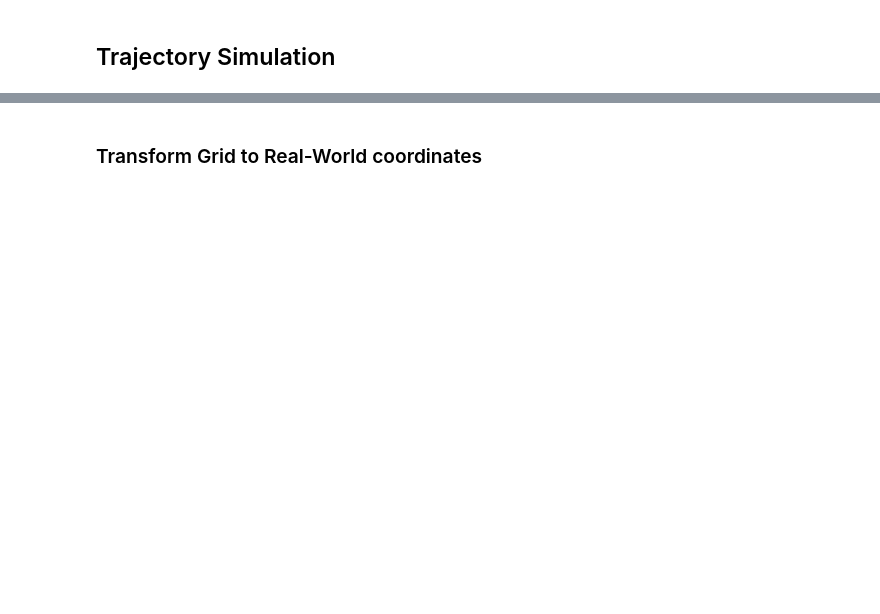
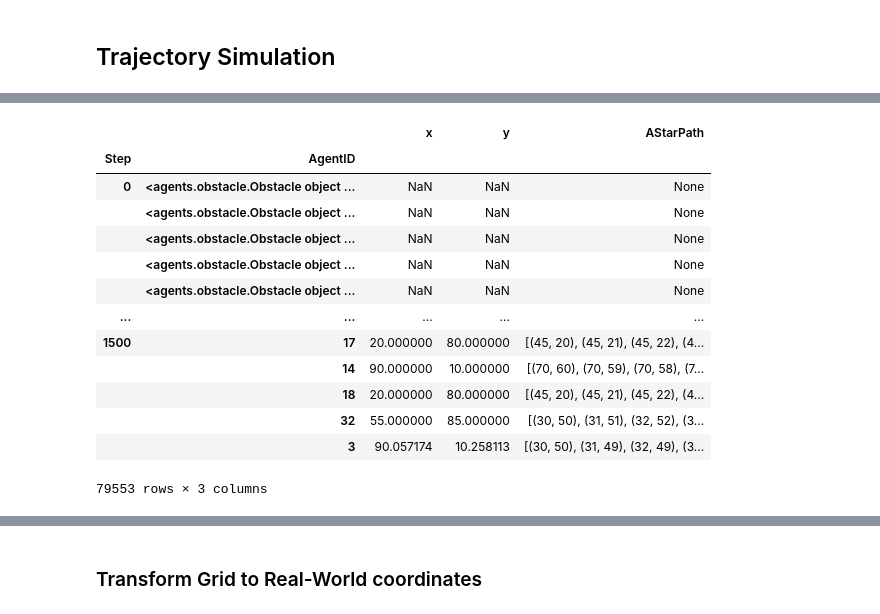
Before and after one commit to movingpandas/synth-data-generator, a Jupyter notebook: ships_hybrid_algorithm/ships.ipynb, the cells around one changed output, grey strips where cells are left out. Drawn from its saved outputs; the diff is of its cells as text; code cells hidden in the pictures; blank space fills up the shorter version.

```diff
--- a/ships_hybrid_algorithm/ships.ipynb
+++ b/ships_hybrid_algorithm/ships.ipynb
@@ -95,3 +95,20 @@ Steps 1450 - 1499...
+# %%
+model.datacollector.get_agent_vars_dataframe()
+# %% [output]
+|  |  | x | y | AStarPath |
+| Step | AgentID |  |  |  |
+| 0 | <agents.obstacle.Obstacle object ... | NaN | NaN | None |
+|  | <agents.obstacle.Obstacle object ... | NaN | NaN | None |
+|  | <agents.obstacle.Obstacle object ... | NaN | NaN | None |
+|  | <agents.obstacle.Obstacle object ... | NaN | NaN | None |
+|  | <agents.obstacle.Obstacle object ... | NaN | NaN | None |
+| ... | ... | ... | ... | ... |
+| 1500 | 17 | 20.000000 | 80.000000 | [(45, 20), (45, 21), (45, 22), (4... |
+|  | 14 | 90.000000 | 10.000000 | [(70, 60), (70, 59), (70, 58), (7... |
+|  | 18 | 20.000000 | 80.000000 | [(45, 20), (45, 21), (45, 22), (4... |
+|  | 32 | 55.000000 | 85.000000 | [(30, 50), (31, 51), (32, 52), (3... |
+|  | 3 | 90.057174 | 10.258113 | [(30, 50), (31, 49), (32, 49), (3... |
+79553 rows × 3 columns
 # %%
 agent_df = model.datacollector.get_agent_vars_dataframe().dropna()
 df = agent_df.reset_index()
```
Also changed, not shown: parts of 8 cells of this notebook, 4 other files.
